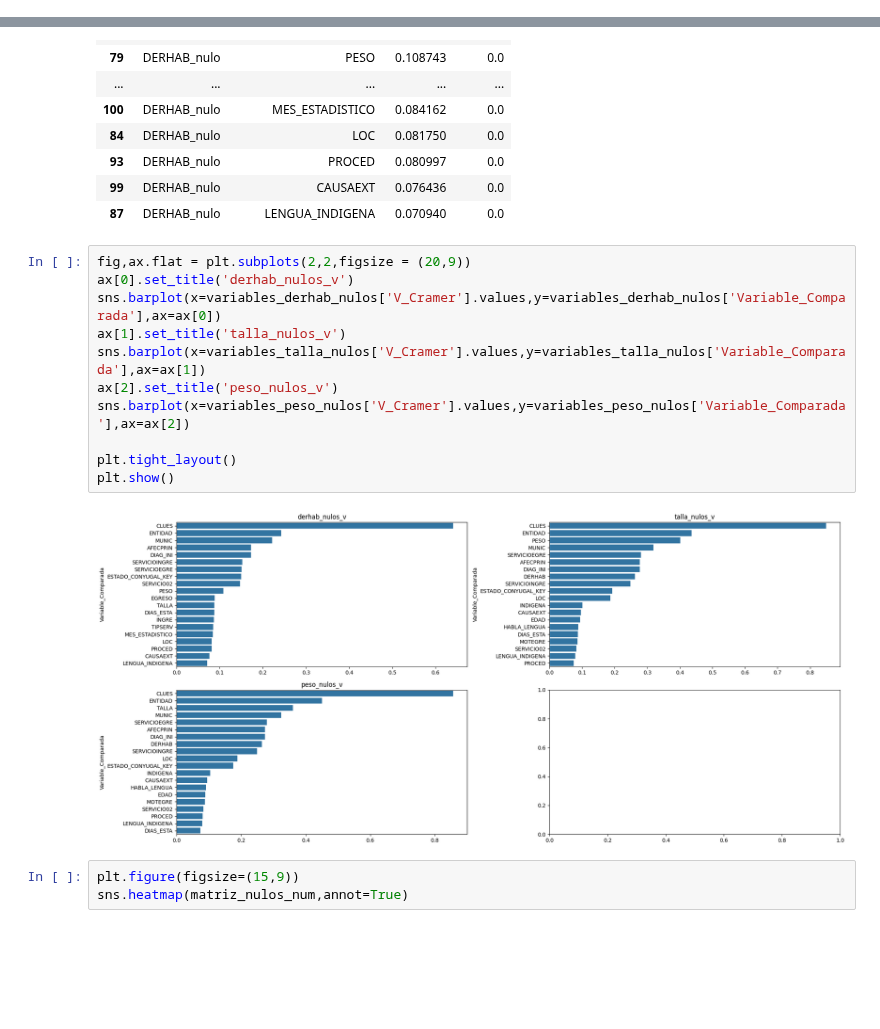
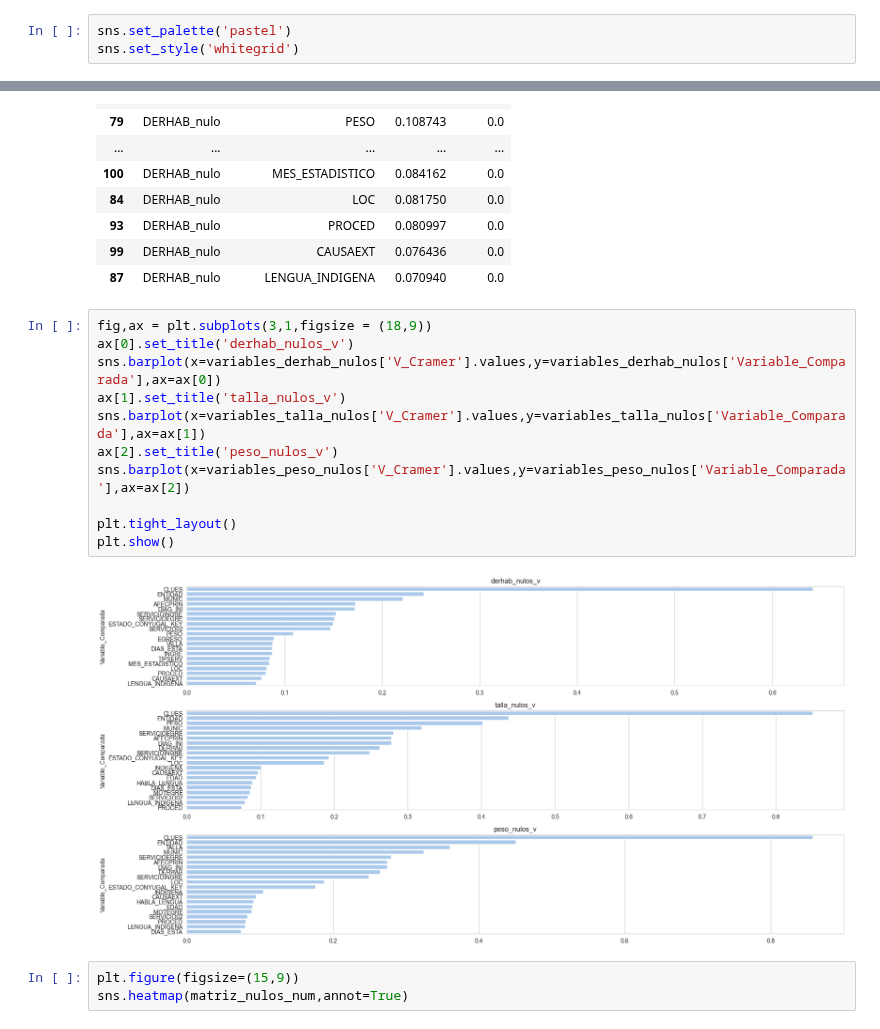
Before and after one commit to Noxzd/predecir-el-riesgo-en-un-paciente, a Jupyter notebook: notebook/analisis.ipynb, the cells around one changed output, grey strips where cells are left out. Saved outputs shown, nothing was run; the diff lists cells and outputs as text; blank space fills up the shorter version.

```diff
--- a/notebook/analisis.ipynb
+++ b/notebook/analisis.ipynb
@@ -14,0 +19,3 @@ from scipy import stats
+# %%
+sns.set_palette('pastel')
+sns.set_style('whitegrid')
@@ -174,18 +183,18 @@ variables_derhab_nulos
 | 99 | DERHAB_nulo | CAUSAEXT | 0.076436 | 0.0 |
 | 87 | DERHAB_nulo | LENGUA_INDIGENA | 0.070940 | 0.0 |
 # %%
-fig,ax.flat = plt.subplots(2,2,figsize = (20,9))
+fig,ax = plt.subplots(3,1,figsize = (18,9))
 ax[0].set_title('derhab_nulos_v')
 sns.barplot(x=variables_derhab_nulos['V_Cramer'].values,y=variables_derhab_nulos['Variable_Comparada'],ax=ax[0])
 ax[1].set_title('talla_nulos_v')
 sns.barplot(x=variables_talla_nulos['V_Cramer'].values,y=variables_talla_nulos['Variable_Comparada'],ax=ax[1])
 ax[2].set_title('peso_nulos_v')
 sns.barplot(x=variables_peso_nulos['V_Cramer'].values,y=variables_peso_nulos['Variable_Comparada'],ax=ax[2])
 
 plt.tight_layout()
 plt.show()
 # %% [output]
-[figure, old version]
+[figure, new version]
 # %%
 plt.figure(figsize=(15,9))
 sns.heatmap(matriz_nulos_num,annot=True)
```
Also changed, not shown: parts of 38 cells of this notebook.
